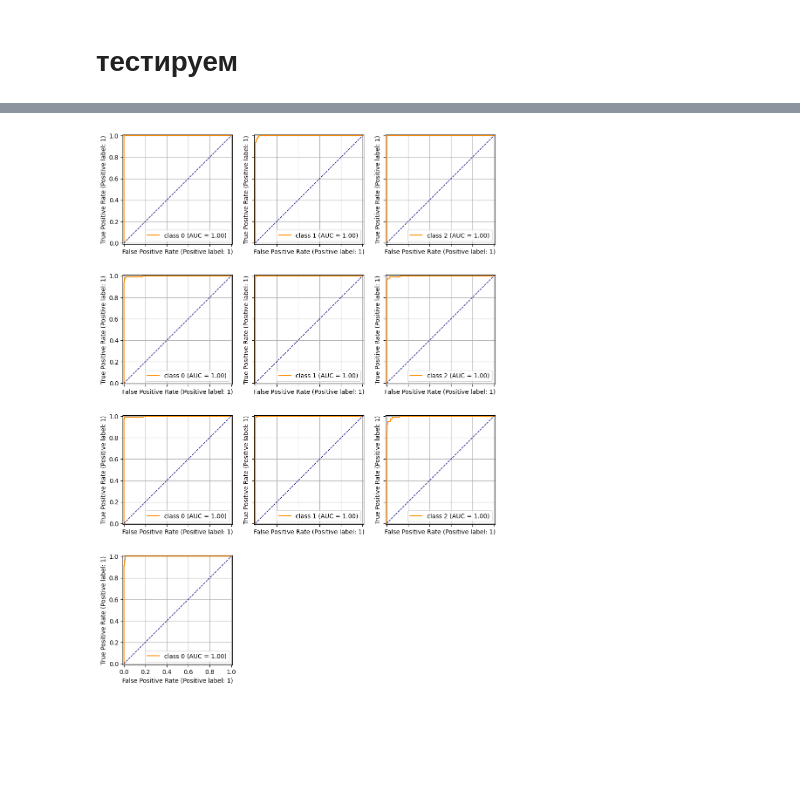
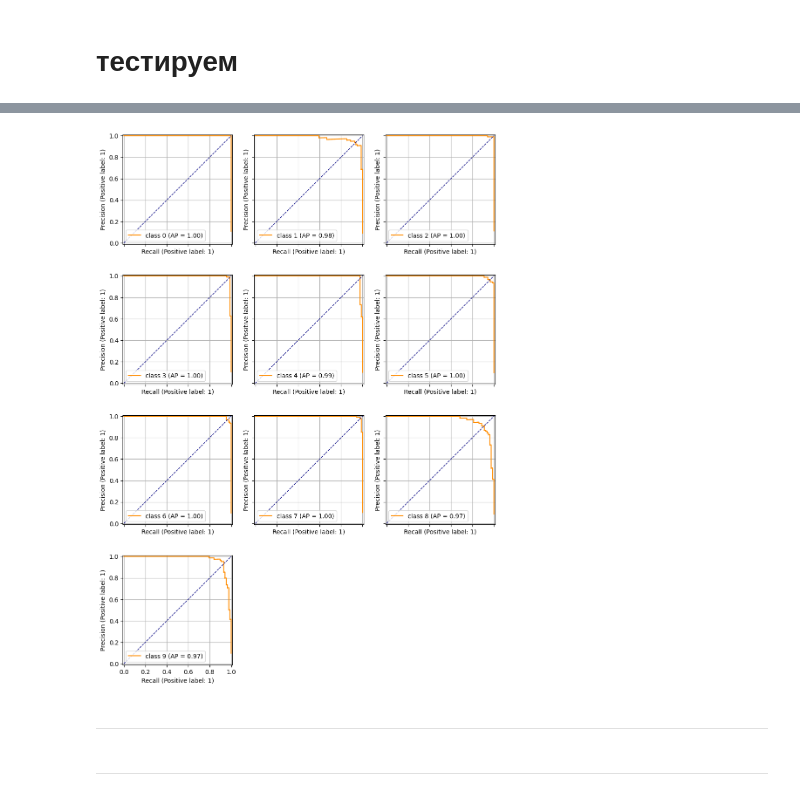
Before and after one commit to mechanoid5/ml_lectorium_2024_I, a Jupyter notebook: examples/21-convnet/02-convnet-numpy.ipynb, the cells around one changed output, grey strips where cells are left out. Drawn from its saved outputs; the diff is of its cells as text; code cells hidden in the pictures; blank space fills up the shorter version.

```diff
--- a/examples/21-convnet/02-convnet-numpy.ipynb
+++ b/examples/21-convnet/02-convnet-numpy.ipynb
@@ -728,24 +761,46 @@ print(classification_report( target_test, predicted) )
    macro avg       0.96      0.96      0.96       899
 weighted avg       0.96      0.96      0.96       899
 # %%
-from sklearn.metrics import RocCurveDisplay
+# from sklearn.metrics import RocCurveDisplay
 
-ncols = 3
-n_classes = len(set(target_test))
-nrows = np.ceil(n_classes/ncols).astype(int)
+# ncols = 3
+# n_classes = len(set(target_test))
+# nrows = np.ceil(n_classes/ncols).astype(int)
 
-# история изменения значений погрешности модели
-fig,ax = plt.subplots(ncols=ncols,nrows=nrows,figsize=(11,nrows*4),sharey=True,sharex=True)
-for r in range(nrows):
-    for c in range(ncols):
-        l = r*ncols+c
-        if l+1>n_classes:
-            ax[r,c].axis('off')
-            continue
-        t = (target_test==l).astype(np.uint8)
-        s = score[:,l]
-        RocCurveDisplay.from_predictions( t,s, name=f'class {c}', color='darkorange', ax=ax[r,c] )
-        ax[r,c].plot([0,1],[0,1], color='navy', lw=1, linestyle='--')
-        ax[r,c].grid()
+# # история изменения значений погрешности модели
+# fig,ax = plt.subplots(ncols=ncols,nrows=nrows,figsize=(11,nrows*4),sharey=True,sharex=True)
+# for r in range(nrows):
+#     for c in range(ncols):
+#         l = r*ncols+c
+#         if l+1>n_classes:
+#             ax[r,c].axis('off')
+#             continue
+#         t = (target_test==l).astype(np.uint8)
+#         s = score[:,l]
+#         RocCurveDisplay.from_predictions( t,s, name=f'class {l}', color='darkorange', ax=ax[r,c] )
+#         ax[r,c].plot([0,1],[0,1], color='navy', lw=1, linestyle='--')
+#         ax[r,c].grid()
-# %% [output]
-[figure, removed]
+# %%
+from sklearn.metrics import PrecisionRecallDisplay
+
+ncols = 3
+n_classes = len(set(target_test))
+nrows = np.ceil(n_classes/ncols).astype(int)
+
+# история изменения значений погрешности модели
+fig,ax = plt.subplots(ncols=ncols,nrows=nrows,figsize=(11,nrows*4),sharey=True,sharex=True)
+for r in range(nrows):
+    for c in range(ncols):
+        l = r*ncols+c
+        if l+1>n_classes:
+            ax[r,c].axis('off')
+            continue
+        t = (target_test==l).astype(np.uint8)
+        s = score[:,l]
+        PrecisionRecallDisplay.from_predictions( t,s, name=f'class {l}', color='darkorange', ax=ax[r,c] )
+        ax[r,c].plot([0,1],[0,1], color='navy', lw=1, linestyle='--')
+        ax[r,c].grid()
+# %% [output]
+[figure, added]
+# %% [markdown]
+---
@@ -751,0 +858,2 @@ for r in range(nrows):
+# %% [markdown]
+-----
```
Also changed, not shown: parts of 10 cells of this notebook, 4 other files.
